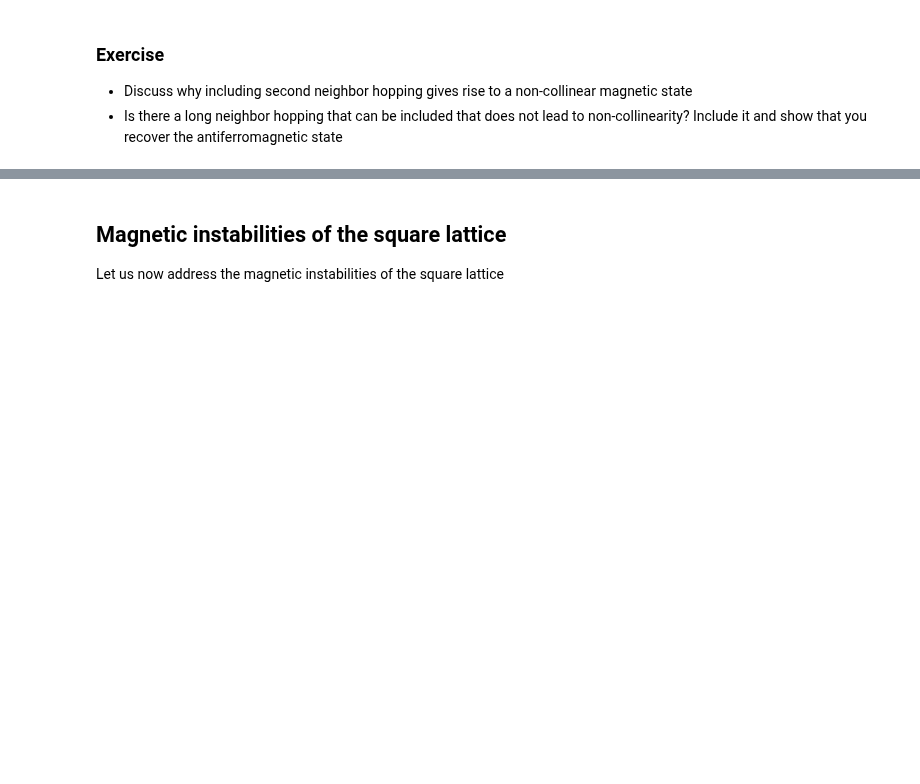
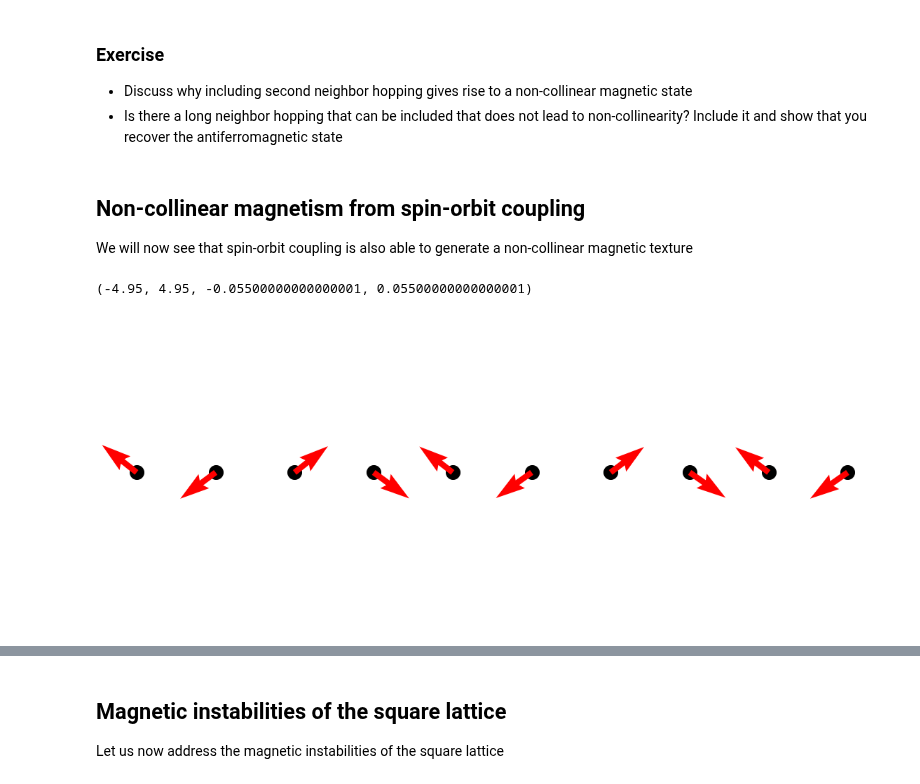
Before and after one commit to joselado/jyvaskyla_summer_school_2022, a Jupyter notebook: sessions/session3.ipynb, the cells around one changed output, grey strips where cells are left out. Saved outputs shown, nothing was run; the diff lists cells and outputs as text; code cells hidden in the pictures; blank space fills up the shorter version.

```diff
--- a/sessions/session3.ipynb
+++ b/sessions/session3.ipynb
@@ -102,3 +102,21 @@ plt.scatter(x,y,c="black",s=400) ; plt.quiver(x,y,mx,my,color="red") ; plt.axis(
 ### Exercise
 - Discuss why including second neighbor hopping gives rise to a non-collinear magnetic state
 - Is there a long neighbor hopping that can be included that does not lead to non-collinearity? Include it and show that you recover the antiferromagnetic state
+# %% [markdown]
+## Non-collinear magnetism from spin-orbit coupling
+We will now see that spin-orbit coupling is also able to generate a non-collinear magnetic texture
+# %%
+from pyqula import geometry
+g = geometry.chain() # generate a chain
+g = g.get_supercell(10) ; g.dimensionality = 0 # use open boundaries, to avoid incommensurability issues
+h = g.get_hamiltonian() # generate the Hamiltonian
+h.add_rashba(1.) # add Rashba spin-orbit coupling
+
+# generate the SCF Hamiltonian
+U = 10. # strong Hubbard interaction
+h = h.get_mean_field_hamiltonian(U=U,mf="random",mix=0.9) # solve the interacting problem with a mean-field guess
+mx = h.extract("mx") ; my = h.extract("my") ; x = h.geometry.r[:,0] ; y = h.geometry.r[:,1] # get magnetization
+plt.scatter(x,y,c="black",s=400) ; plt.quiver(x,y,mx,my,color="red") ; plt.axis("off") # plot magnetization
+# %% [output]
+(-4.95, 4.95, -0.05500000000000001, 0.05500000000000001)
+[figure, added]
```
Also changed, not shown: parts of 11 cells of this notebook, 1 other file.
